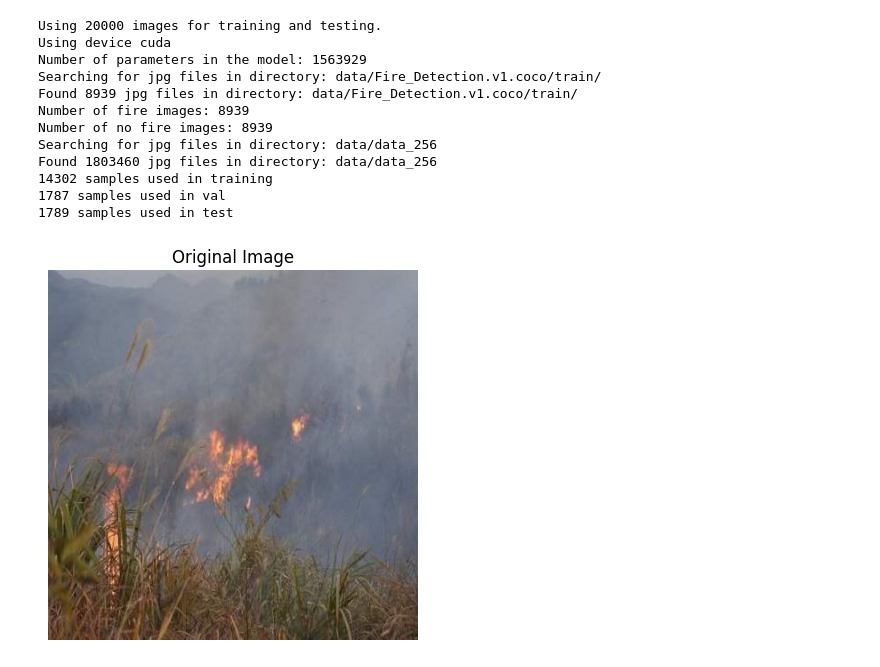
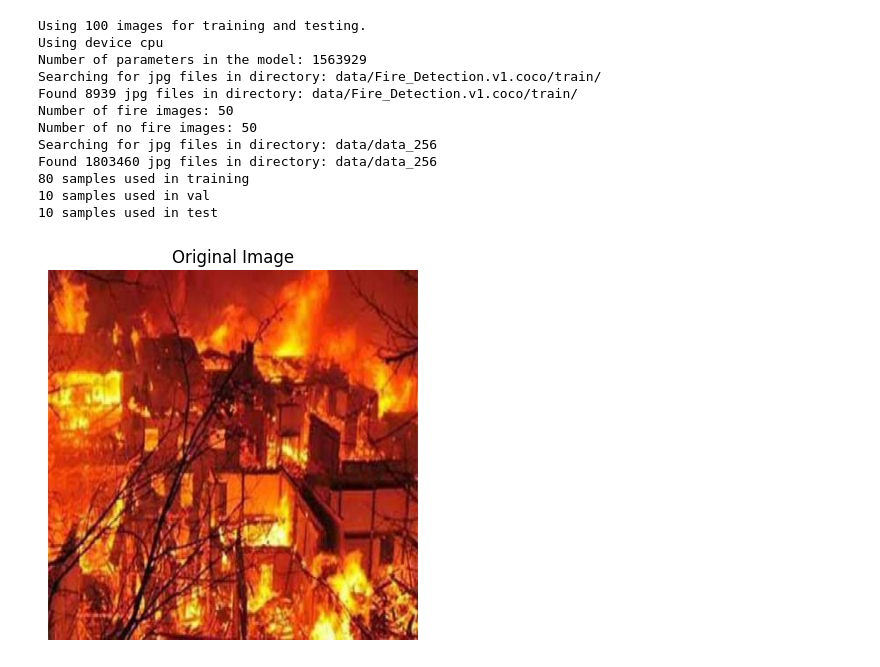
Before and after one commit to 4di03/FireDetection, a Jupyter notebook: train_cnn.ipynb, the cells around one changed output. Drawn from its saved outputs; the diff is of its cells as text; code cells hidden in the pictures.

```diff
--- a/train_cnn.ipynb
+++ b/train_cnn.ipynb
@@ -1,10 +13,11 @@
 # %%
 
-from train_cnn import TrainingModel, train_cnn, TRANSFORM, ModelWithTransform, get_image_data, visualize_loss_curve, visualize_layer_weights, TrainingParameters
+from train_cnn import TrainingModel, train_cnn, ModelWithTransform, visualize_loss_curve, visualize_layer_weights, TrainingParameters
+from data_extraction import get_image_data, preprocess_data, TRANSFORM
 import torch
 import matplotlib.pyplot as plt
-n_samples = 20000
-MODEL_NAME = "final_exp"
+n_samples = 100
+MODEL_NAME = "silly_test"
 output_file_path = f"{MODEL_NAME}.pth"
 
 print(f"Using {n_samples} images for training and testing.")
@@ -26,44 +39,43 @@ training_params = TrainingParameters(
     )
 
 # resize to 224x224 as preprocessing step
 model_and_transform = ModelWithTransform(model, TRANSFORM)
 
-train,val,test = get_image_data(n_samples)
+all_image_data= get_image_data(n_samples)
+train,val,test = preprocess_data(all_image_data)
 
 print(f"{len(train)} samples used in training")
 print(f"{len(val)} samples used in val")
 print(f"{len(test)} samples used in test")
 
 
 random_fire_img = None
 for i in range(0, len(train)):
-    if train[i][1]:
-        random_fire_img = train[i][0]
+    if all_image_data[i][1]:
+        random_fire_img = all_image_data[i][0]
         break
 
 if random_fire_img is None:
     raise ValueError("No fire image found in the training set.")
 
 
 # show original image
 plt.imshow(random_fire_img.squeeze(0).permute(1, 2, 0).numpy())
 plt.axis('off')
 plt.title("Original Image")
 plt.show()
-
-random_fire_img = TRANSFORM(random_fire_img)
 # %% [output]
-Using 20000 images for training and testing.
-Using device cuda
+Using 100 images for training and testing.
+Using device cpu
 Number of parameters in the model: 1563929
 Searching for jpg files in directory: data/Fire_Detection.v1.coco/train/
 Found 8939 jpg files in directory: data/Fire_Detection.v1.coco/train/
-Number of fire images: 8939
-Number of no fire images: 8939
+Number of fire images: 50
+Number of no fire images: 50
 Searching for jpg files in directory: data/data_256
 Found 1803460 jpg files in directory: data/data_256
-14302 samples used in training
-1787 samples used in val
-1789 samples used in test
+80 samples used in training
+10 samples used in val
+10 samples used in test
-[figure, old version]
+[figure, new version]
 # %%
```
Also changed, not shown: parts of 5 cells of this notebook, 7 other files.
